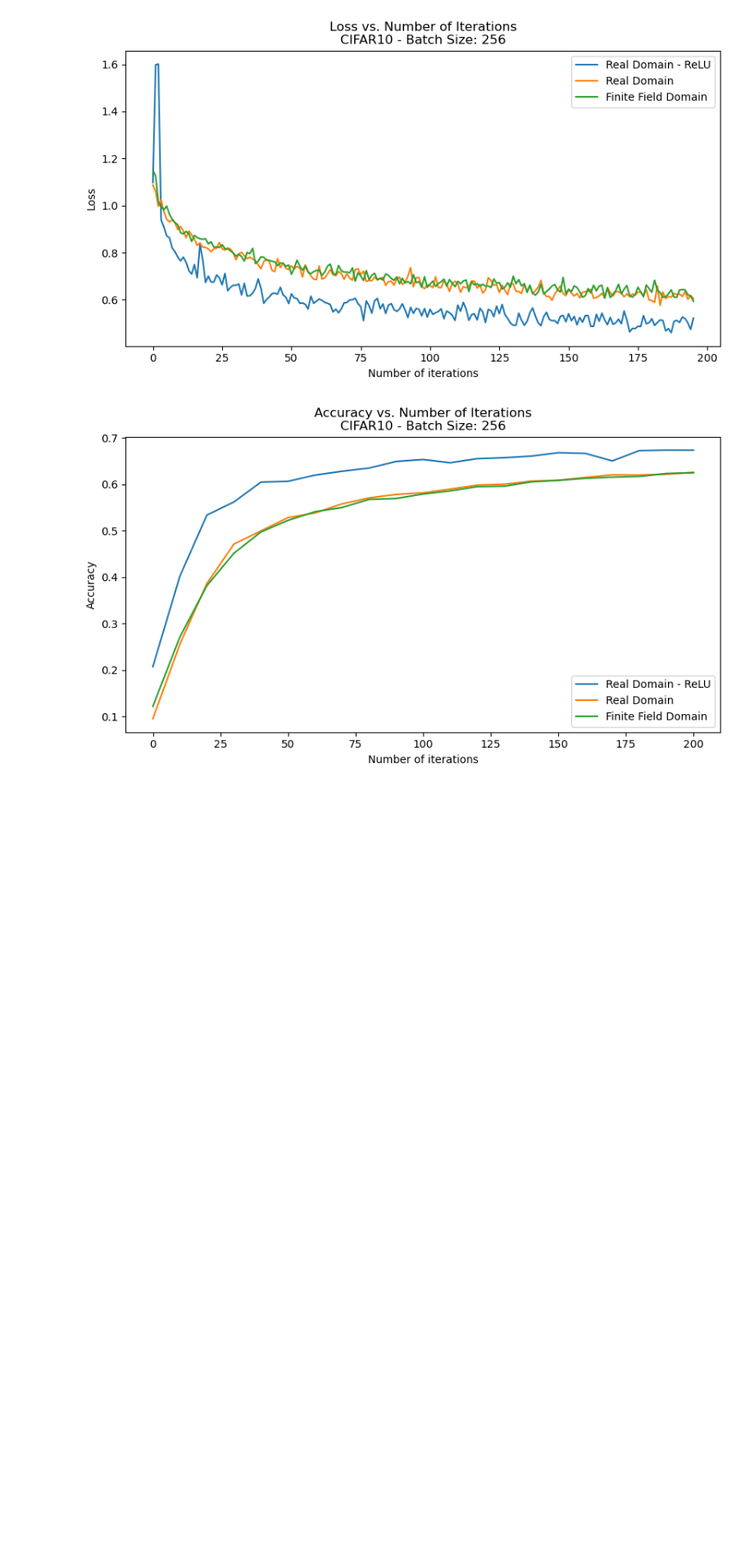
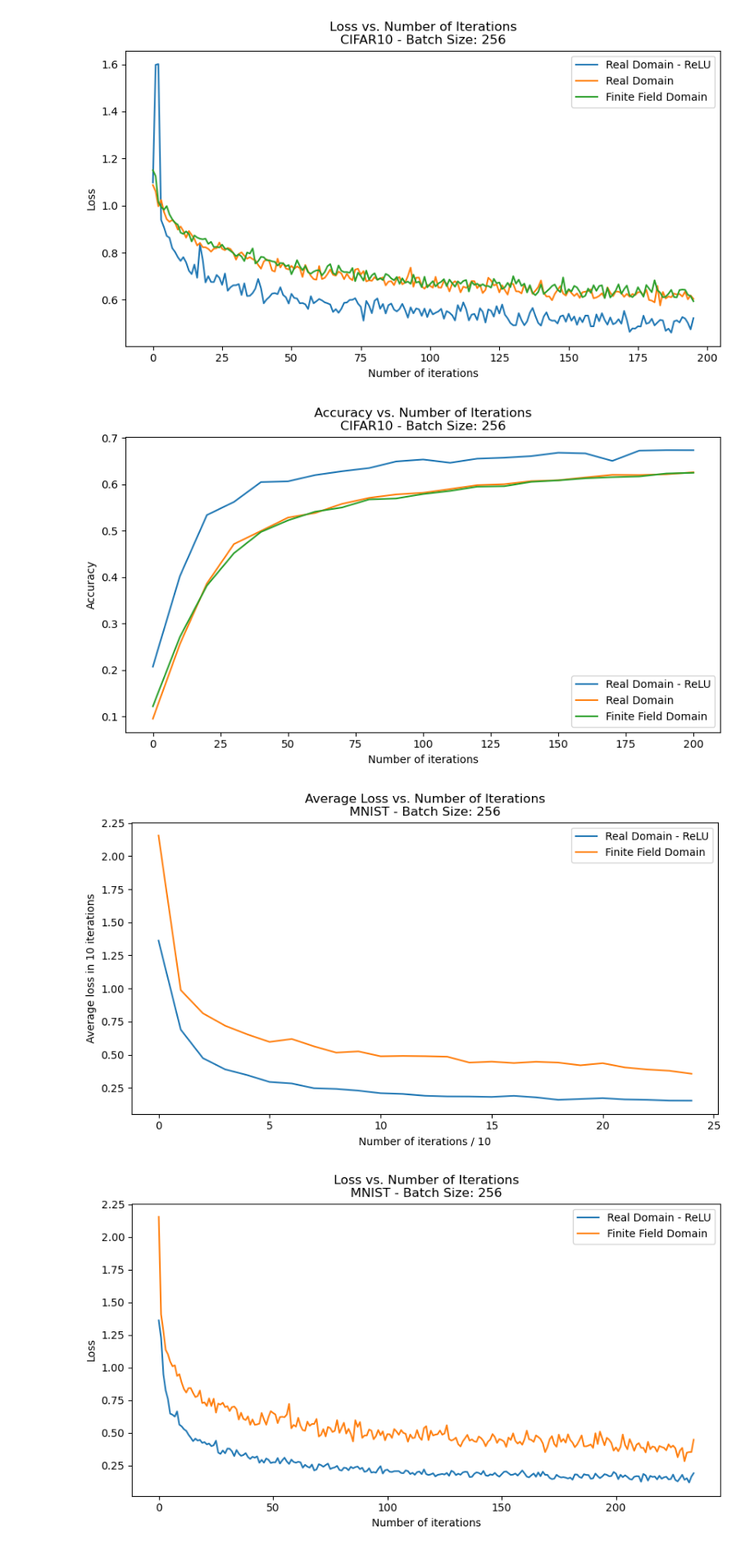
Before and after one commit to gulerlab/finite-field-nn, a Jupyter notebook: plots/plot_from_saved_data.ipynb, the cells around one changed output. Shown at 82% size. Cells and saved outputs as stored; diff of their text form; code cells hidden in the pictures; blank space fills up the shorter version.

Commit message:
adam optimizer is used and result were got

```diff
--- a/plots/plot_from_saved_data.ipynb
+++ b/plots/plot_from_saved_data.ipynb
@@ -231,3 +231,71 @@ plt.show()
 [figure]
 [figure]
 [figure]
+# %%
+# MNIST
+with open('../params/2023524-165641-mnist-ff-clover/running_acc.npy', 'rb') as fp:
+    running_acc_ff_mnist_adam_clover = np.load(fp)
+
+with open('../params/2023524-165641-mnist-ff-clover/running_loss.npy', 'rb') as fp:
+    running_loss_ff_mnist_adam_clover = np.load(fp)
+
+with open('../params/2023524-165641-mnist-ff-clover/running_curr_loss.npy', 'rb') as fp:
+    running_curr_loss_ff_mnist_adam_clover = np.load(fp)
+
+checkpoint = torch.load('../params/torch-mnist-adam.pth')
+running_acc_torch_mnist_adam_clover = checkpoint['running_acc']
+running_loss_torch_mnist_adam_clover = checkpoint['running_loss']
+running_curr_loss_torch_mnist_adam_clover = checkpoint['running_curr_loss']
+
+plt.figure(figsize=(10, 5))
+plt.plot(list(range(len(running_loss_torch_mnist_adam_clover))), running_loss_torch_mnist_adam_clover)
+plt.plot(list(range(len(running_loss_ff_mnist_adam_clover))), running_loss_ff_mnist_adam_clover)
+plt.ylabel('Average loss in 10 iterations')
+plt.xlabel('Number of iterations / 10')
+plt.title('Average Loss vs. Number of Iterations\nMNIST - Batch Size: 256')
+plt.legend(['Real Domain - ReLU', 'Finite Field Domain'], loc='upper right')
+plt.savefig('avg_loss_batch_256_mnist_adam_clover.jpg', dpi=300)
+plt.show()
+
+plt.figure(figsize=(10, 5))
+plt.plot(list(range(len(running_curr_loss_torch_mnist_adam_clover))), running_curr_loss_torch_mnist_adam_clover)
+plt.plot(list(range(len(running_curr_loss_ff_mnist_adam_clover))), running_curr_loss_ff_mnist_adam_clover)
+plt.ylabel('Loss')
+plt.xlabel('Number of iterations')
+plt.title('Loss vs. Number of Iterations\nMNIST - Batch Size: 256')
+plt.legend(['Real Domain - ReLU', 'Finite Field Domain'], loc='upper right')
+plt.savefig('loss_batch_256_mnist_adam_clover.jpg', dpi=300)
+plt.show()
+
+plt.figure(figsize=(10, 5))
+plt.plot(list(range(len(running_acc_torch_mnist_adam_clover))), [x.item() for x in running_acc_torch_mnist_adam_clover])
+plt.plot(list(range(len(running_acc_ff_mnist_adam_clover))), running_acc_ff_mnist_adam_clover)
+plt.ylabel('Accuracy')
+plt.xlabel('Number of iterations')
+locs, labels = plt.xticks()
+plt.xticks(locs[1:-1], [str(int(x * 10)) for x in locs[1:-1]])
+plt.title('Accuracy vs. Number of Iterations\nMNIST - Batch Size: 256')
+plt.legend(['Real Domain - ReLU', 'Finite Field Domain'], loc='lower right')
+plt.savefig('acc_batch_256_mnist_adam_clover.jpg', dpi=300)
+plt.show()
+
+plt.figure(figsize=(10, 5))
+plt.plot(list(range(len(running_curr_loss_ff_mnist_adam_clover))), running_curr_loss_ff_mnist_adam_clover)
+plt.ylabel('Loss')
+plt.xlabel('Number of iterations')
+plt.title('Loss vs. Number of Iterations - CLOVER\nMNIST - Batch Size: 256')
+plt.savefig('loss_batch_256_mnist_clover.jpg', dpi=300)
+plt.show()
+
+plt.figure(figsize=(10, 5))
+plt.plot(list(range(len(running_acc_ff_mnist_adam_clover))), running_acc_ff_mnist_adam_clover)
+plt.ylabel('Accuracy')
+plt.xlabel('Number of iterations')
+locs, labels = plt.xticks()
+plt.xticks(locs[1:-1], [str(int(x * 10)) for x in locs[1:-1]])
+plt.title('Accuracy vs. Number of Iterations - CLOVER\nMNIST - Batch Size: 256')
+plt.savefig('acc_batch_256_mnist_clover.jpg', dpi=300)
+plt.show()
+# %% [output]
+[figure, added]
+[figure, added]
```
Also changed, not shown: parts of 3 cells of this notebook, 16 other files.
